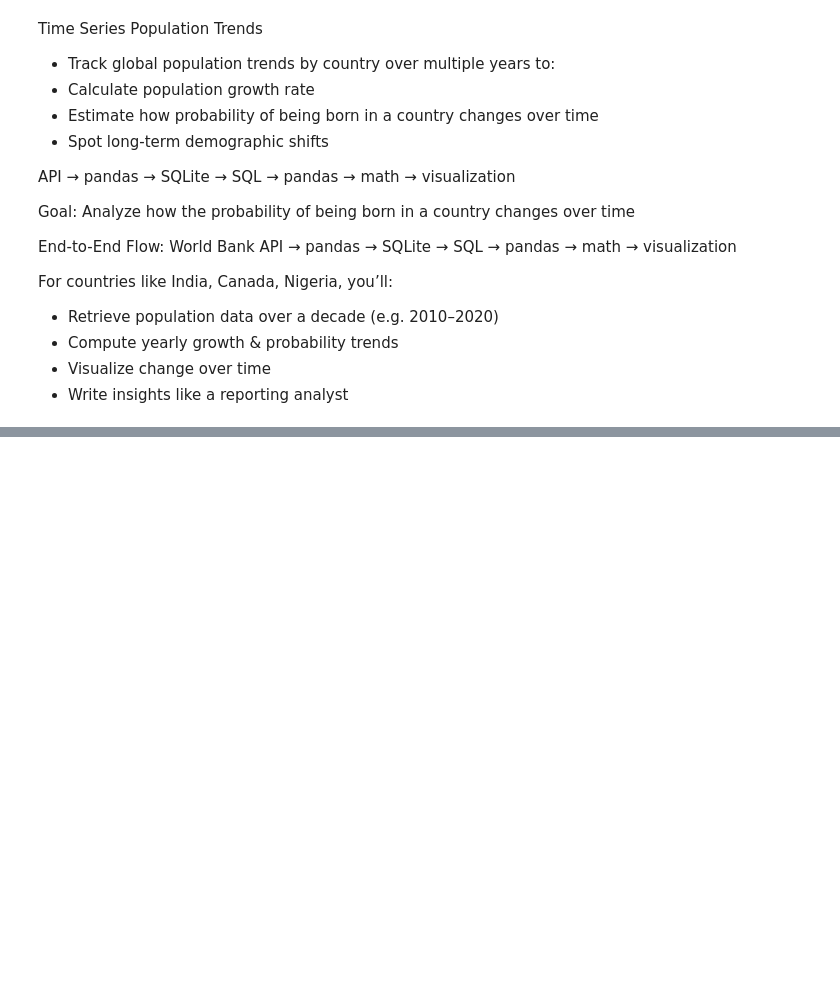
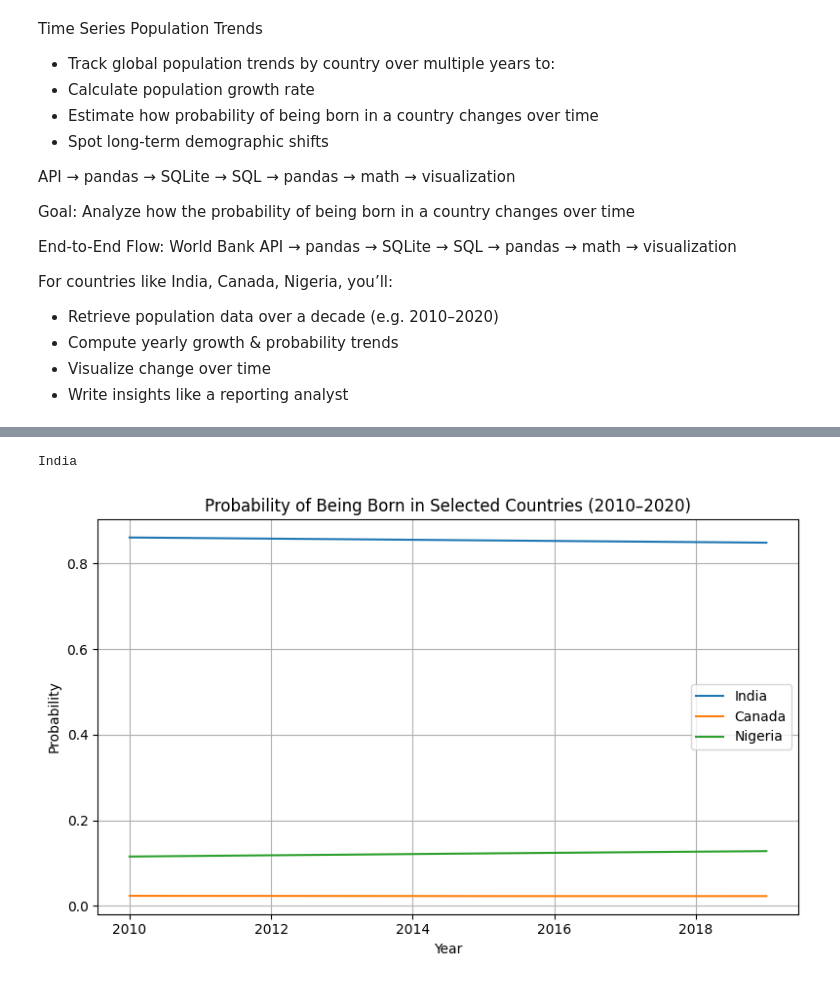
Before and after one commit to aleem-dev/DataAnalysis, a Jupyter notebook: ResearchExplore/Concepts/timeseriestrend/timeseriestrend.ipynb, the cells around one changed output, grey strips where cells are left out. Drawn from its saved outputs; the diff is of its cells as text; code cells hidden in the pictures; blank space fills up the shorter version.

Commit message:
calculated total population for each year, probability for each year for each country and plotted the growth and probability

```diff
--- a/ResearchExplore/Concepts/timeseriestrend/timeseriestrend.ipynb
+++ b/ResearchExplore/Concepts/timeseriestrend/timeseriestrend.ipynb
@@ -51,0 +94,6 @@ df.head()
+# %%
+# SQL to pandas to process various calculations
+quary = 'SELECT * FROM pop_trends'
+
+df_sql = pd.read_sql_query(quary, conn)
+print(df_sql.head())
@@ -51,0 +107,6 @@ df.head()
+# %%
+# calculate various parameters yearly growth and probability
+# Calculate total world population per year (limited to selected countries here)
+yearly_totals = df_sql.groupby('year')['population'].sum().reset_index()
+yearly_totals.columns=['year','total_population']
+print(yearly_totals)
@@ -51,0 +125,12 @@ df.head()
+# %%
+# calculate probability for each year for each country
+# crete new data fram by merging yearly_total on year
+
+df_merged = pd.merge(df_sql, yearly_totals, on='year')
+
+df_merged['probability'] = df_merged['population']/df_merged['total_population']
+
+# Yearly growth per country
+df_merged['growth'] = df_merged.groupby('country')['population'].pct_change()
+df_merged['growth'].fillna(0,inplace=True)
+print(df_merged.head())
@@ -51,0 +150,24 @@ df.head()
+# %%
+# figuring out which column we need for name
+temp = wb.economy.get(country)['value']
+print(temp)
+# %% [output]
+India
+# %%
+# visualization
+import matplotlib.pyplot as plt
+
+plt.figure(figsize=(8,5))
+for country in countries:
+    sub = df_merged[df_merged['country'] == wb.economy.get(country)['value']]
+    plt.plot(sub['year'], sub['probability'], label=sub['country'].iloc[0])
+
+plt.title("Probability of Being Born in Selected Countries (2010–2020)")
+plt.ylabel("Probability")
+plt.xlabel("Year")
+plt.legend()
+plt.grid(True)
+plt.tight_layout()
+plt.show()
+# %% [output]
+[figure, added]
```
Also changed, not shown: parts of 8 cells of this notebook, 1 other file.
